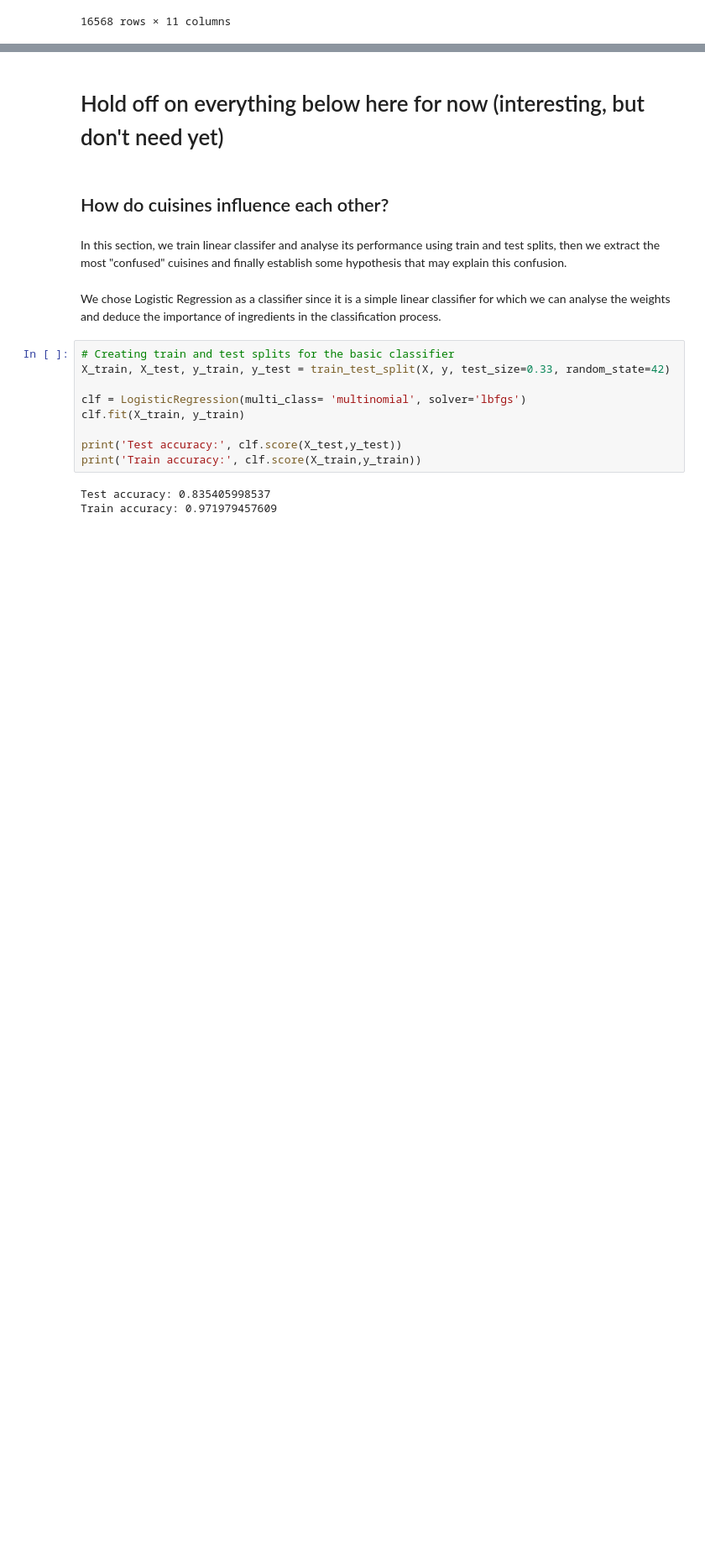
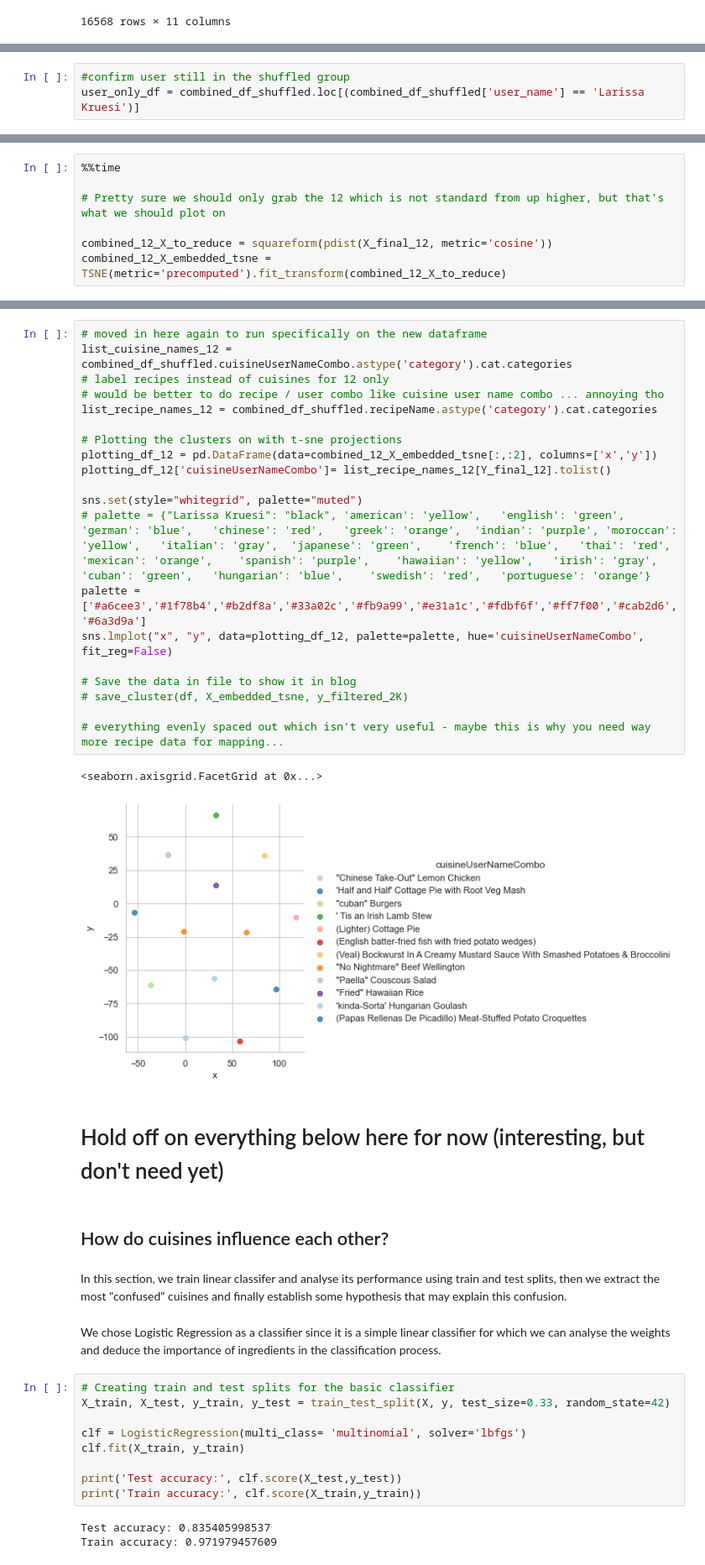
Before and after one commit to mrondin1/ADA_Course_Project, a Jupyter notebook: Project/Final Notebook (milestone 3).ipynb, the cells around one changed output, grey strips where cells are left out. Shown at 84% size. Cells and saved outputs as stored; diff of their text form; blank space fills up the shorter version.

Commit message:
12 recipes mapped and labeled correctly, but not very informative, essentially evenly spaced

```diff
--- a/Project/Final Notebook (milestone 3).ipynb
+++ b/Project/Final Notebook (milestone 3).ipynb
@@ -903,3 +904,6 @@ sns.lmplot("x", "y", data=plotting_df, palette=palette, hue='cuisineUserNameComb
 # %% [output]
 <seaborn.axisgrid.FacetGrid at 0x...>
 [figure]
+# %%
+#confirm user still in the shuffled group
+user_only_df = combined_df_shuffled.loc[(combined_df_shuffled['user_name'] == 'Larissa Kruesi')]
@@ -905,0 +945,7 @@ sns.lmplot("x", "y", data=plotting_df, palette=palette, hue='cuisineUserNameComb
+# %%
+%%time
+
+# Pretty sure we should only grab the 12 which is not standard from up higher, but that's what we should plot on
+
+combined_12_X_to_reduce = squareform(pdist(X_final_12, metric='cosine'))
+combined_12_X_embedded_tsne = TSNE(metric='precomputed').fit_transform(combined_12_X_to_reduce)
@@ -906,3 +957,26 @@ sns.lmplot("x", "y", data=plotting_df, palette=palette, hue='cuisineUserNameComb
+# %%
+# moved in here again to run specifically on the new dataframe
+list_cuisine_names_12 = combined_df_shuffled.cuisineUserNameCombo.astype('category').cat.categories
+# label recipes instead of cuisines for 12 only
+# would be better to do recipe / user combo like cuisine user name combo ... annoying tho
+list_recipe_names_12 = combined_df_shuffled.recipeName.astype('category').cat.categories
+
+# Plotting the clusters on with t-sne projections
+plotting_df_12 = pd.DataFrame(data=combined_12_X_embedded_tsne[:,:2], columns=['x','y'])
+plotting_df_12['cuisineUserNameCombo']= list_recipe_names_12[Y_final_12].tolist()
+
+sns.set(style="whitegrid", palette="muted")
+# palette = {"Larissa Kruesi": "black", 'american': 'yellow',	'english': 'green',	'german': 'blue',	'chinese': 'red',	'greek': 'orange',	'indian': 'purple',	'moroccan': 'yellow',	'italian': 'gray',	'japanese': 'green',	'french': 'blue',	'thai': 'red',	'mexican': 'orange',	'spanish': 'purple',	'hawaiian': 'yellow',	'irish': 'gray',	'cuban': 'green',	'hungarian': 'blue',	'swedish': 'red',	'portuguese': 'orange'}
+palette = ['#a6cee3','#1f78b4','#b2df8a','#33a02c','#fb9a99','#e31a1c','#fdbf6f','#ff7f00','#cab2d6','#6a3d9a']
+sns.lmplot("x", "y", data=plotting_df_12, palette=palette, hue='cuisineUserNameCombo', fit_reg=False)
+
+# Save the data in file to show it in blog
+# save_cluster(df, X_embedded_tsne, y_filtered_2K)
+
+# everything evenly spaced out which isn't very useful - maybe this is why you need way more recipe data for mapping...
+# %% [output]
+<seaborn.axisgrid.FacetGrid at 0x...>
+[figure, added]
 # %% [markdown]
 # Hold off on everything below here for now (interesting, but don't need yet)
 # %% [markdown]
```
Also changed, not shown: parts of 5 cells of this notebook.
